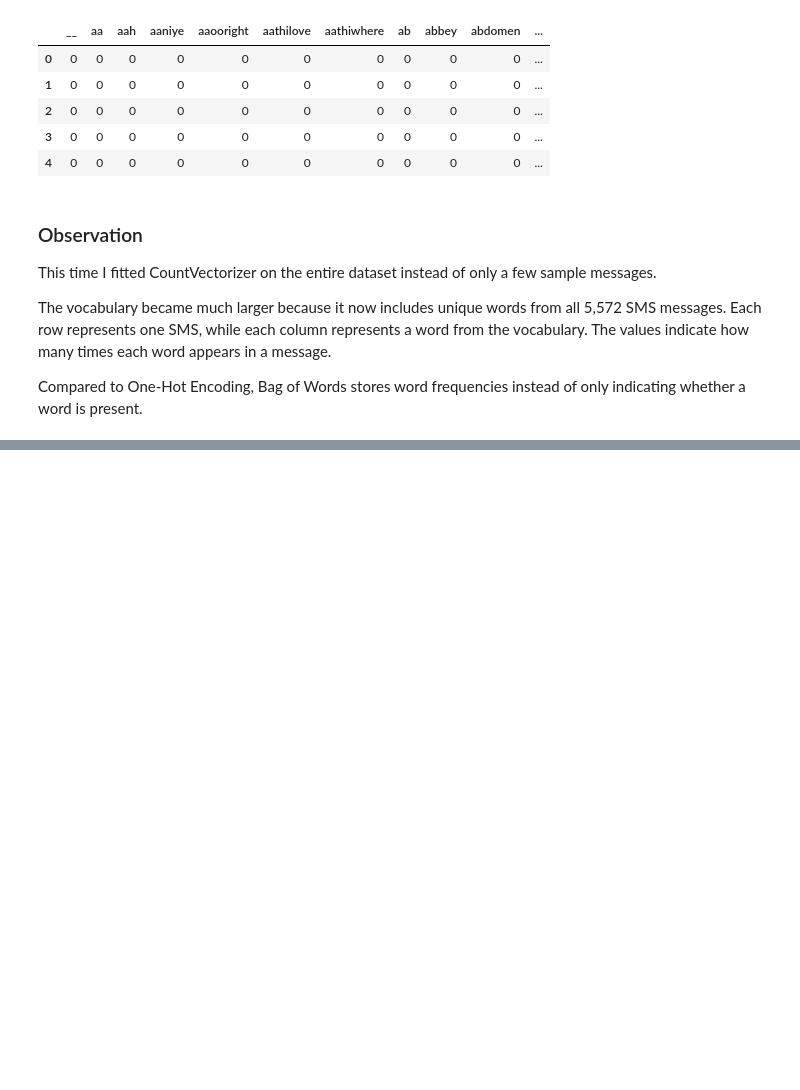
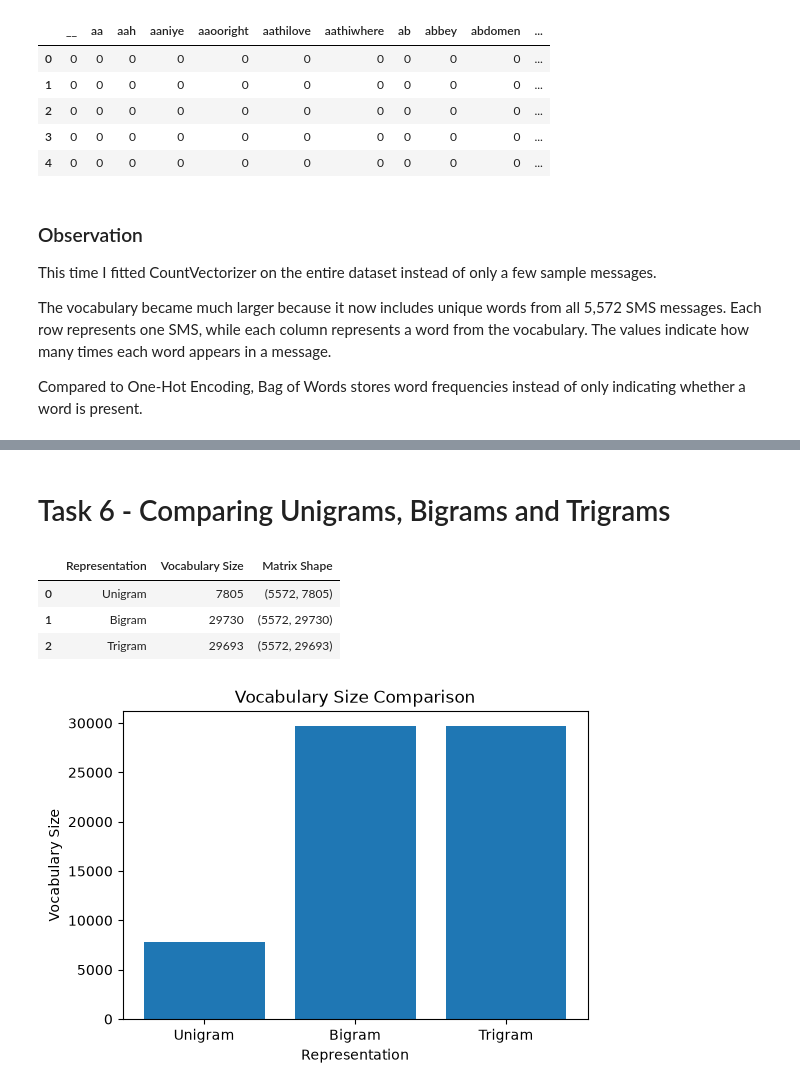
Before and after one commit to SuryanshTiwari18/GenAi-assignments, a Jupyter notebook: assignment-18/assignment_18.ipynb, the cells around one changed output, grey strips where cells are left out. Drawn from its saved outputs; the diff is of its cells as text; code cells hidden in the pictures; blank space fills up the shorter version.

```diff
--- a/assignment-18/assignment_18.ipynb
+++ b/assignment-18/assignment_18.ipynb
@@ -341,0 +431,5 @@ Compared to One-Hot Encoding, Bag of Words stores word frequencies instead of on
+# %%
+bigram_vectorizer = CountVectorizer(ngram_range=(2, 2))
+bigram_matrix = bigram_vectorizer.fit_transform(df["final_clean_text"])
+print("Bigram Vocabulary Size:", len(bigram_vectorizer.vocabulary_))
+print("Bigram Matrix Shape:", bigram_matrix.shape)
@@ -341,0 +462,5 @@ Compared to One-Hot Encoding, Bag of Words stores word frequencies instead of on
+# %%
+trigram_vectorizer = CountVectorizer(ngram_range=(3, 3))
+trigram_matrix = trigram_vectorizer.fit_transform(df["final_clean_text"])
+print("Trigram Vocabulary Size:", len(trigram_vectorizer.vocabulary_))
+print("Trigram Matrix Shape:", trigram_matrix.shape)
@@ -341,0 +543,42 @@ Compared to One-Hot Encoding, Bag of Words stores word frequencies instead of on
+# %% [markdown]
+# Task 6 - Comparing Unigrams, Bigrams and Trigrams
+# %%
+comparison_df = pd.DataFrame({
+    "Representation": [
+        "Unigram",
+        "Bigram",
+        "Trigram"
+    ],
+    "Vocabulary Size": [
+        len(bow.vocabulary_),
+        len(bigram_vectorizer.vocabulary_),
+        len(trigram_vectorizer.vocabulary_)
+    ],
+    "Matrix Shape": [
+        bow_matrix.shape,
+        bigram_matrix.shape,
+        trigram_matrix.shape
+    ]
+})
+
+comparison_df
+# %% [output]
+|  | Representation | Vocabulary Size | Matrix Shape |
+| 0 | Unigram | 7805 | (5572, 7805) |
+| 1 | Bigram | 29730 | (5572, 29730) |
+| 2 | Trigram | 29693 | (5572, 29693) |
+# %%
+plt.figure(figsize=(6,4))
+
+plt.bar(
+    comparison_df["Representation"],
+    comparison_df["Vocabulary Size"]
+)
+
+plt.title("Vocabulary Size Comparison")
+plt.xlabel("Representation")
+plt.ylabel("Vocabulary Size")
+
+plt.show()
+# %% [output]
+[figure, added]
```
Also changed, not shown: parts of 34 cells of this notebook, 1 other file.
